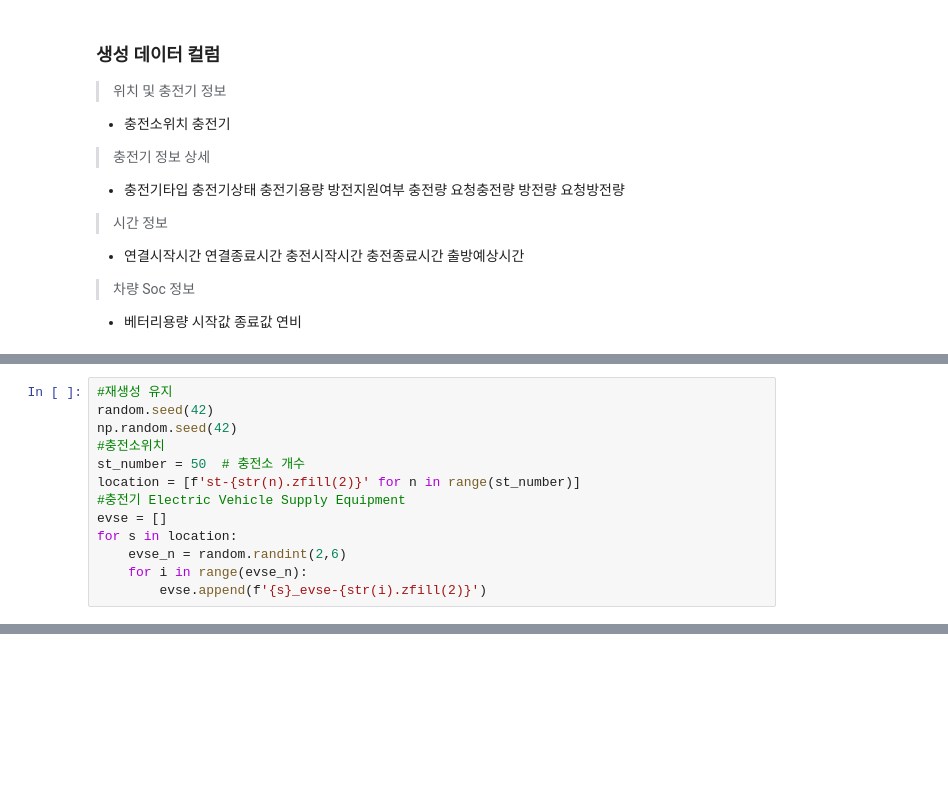
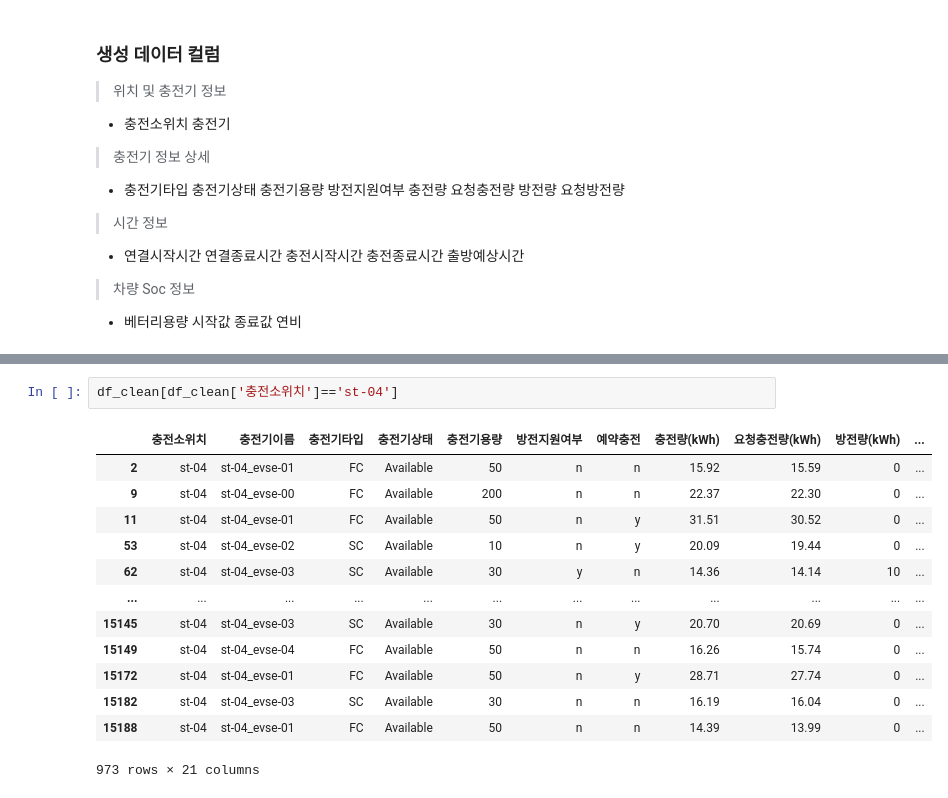
Before and after one commit to AR384/EVSE_mainproject_python, a Jupyter notebook: data/code/dummy.ipynb, the cells around one changed output, grey strips where cells are left out. Saved outputs shown, nothing was run; the diff lists cells and outputs as text; blank space fills up the shorter version.

```diff
--- a/data/code/dummy.ipynb
+++ b/data/code/dummy.ipynb
@@ -17,13 +18,0 @@ import matplotlib.pyplot as plt
-# %%
-#재생성 유지
-random.seed(42)
-np.random.seed(42)
-#충전소위치
-st_number = 50  # 충전소 개수
-location = [f'st-{str(n).zfill(2)}' for n in range(st_number)]
-#충전기 Electric Vehicle Supply Equipment
-evse = []
-for s in location:
-    evse_n = random.randint(2,6)
-    for i in range(evse_n):
-        evse.append(f'{s}_evse-{str(i).zfill(2)}')
@@ -31,0 +218,16 @@ for s in location:
+# %%
+df_clean[df_clean['충전소위치']=='st-04']
+# %% [output]
+|  | 충전소위치 | 충전기이름 | 충전기타입 | 충전기상태 | 충전기용량 | 방전지원여부 | 예약충전 | 충전량(kWh) | 요청충전량(kWh) | 방전량(kWh) | ... |
+| 2 | st-04 | st-04_evse-01 | FC | Available | 50 | n | n | 15.92 | 15.59 | 0 | ... |
+| 9 | st-04 | st-04_evse-00 | FC | Available | 200 | n | n | 22.37 | 22.30 | 0 | ... |
+| 11 | st-04 | st-04_evse-01 | FC | Available | 50 | n | y | 31.51 | 30.52 | 0 | ... |
+| 53 | st-04 | st-04_evse-02 | SC | Available | 10 | n | y | 20.09 | 19.44 | 0 | ... |
+| 62 | st-04 | st-04_evse-03 | SC | Available | 30 | y | n | 14.36 | 14.14 | 10 | ... |
+| ... | ... | ... | ... | ... | ... | ... | ... | ... | ... | ... | ... |
+| 15145 | st-04 | st-04_evse-03 | SC | Available | 30 | n | y | 20.70 | 20.69 | 0 | ... |
+| 15149 | st-04 | st-04_evse-04 | FC | Available | 50 | n | n | 16.26 | 15.74 | 0 | ... |
+| 15172 | st-04 | st-04_evse-01 | FC | Available | 50 | n | y | 28.71 | 27.74 | 0 | ... |
+| 15182 | st-04 | st-04_evse-03 | SC | Available | 30 | n | n | 16.19 | 16.04 | 0 | ... |
+| 15188 | st-04 | st-04_evse-01 | FC | Available | 50 | n | n | 14.39 | 13.99 | 0 | ... |
+973 rows × 21 columns
```
Also changed, not shown: parts of 7 cells of this notebook, 2 other files.
